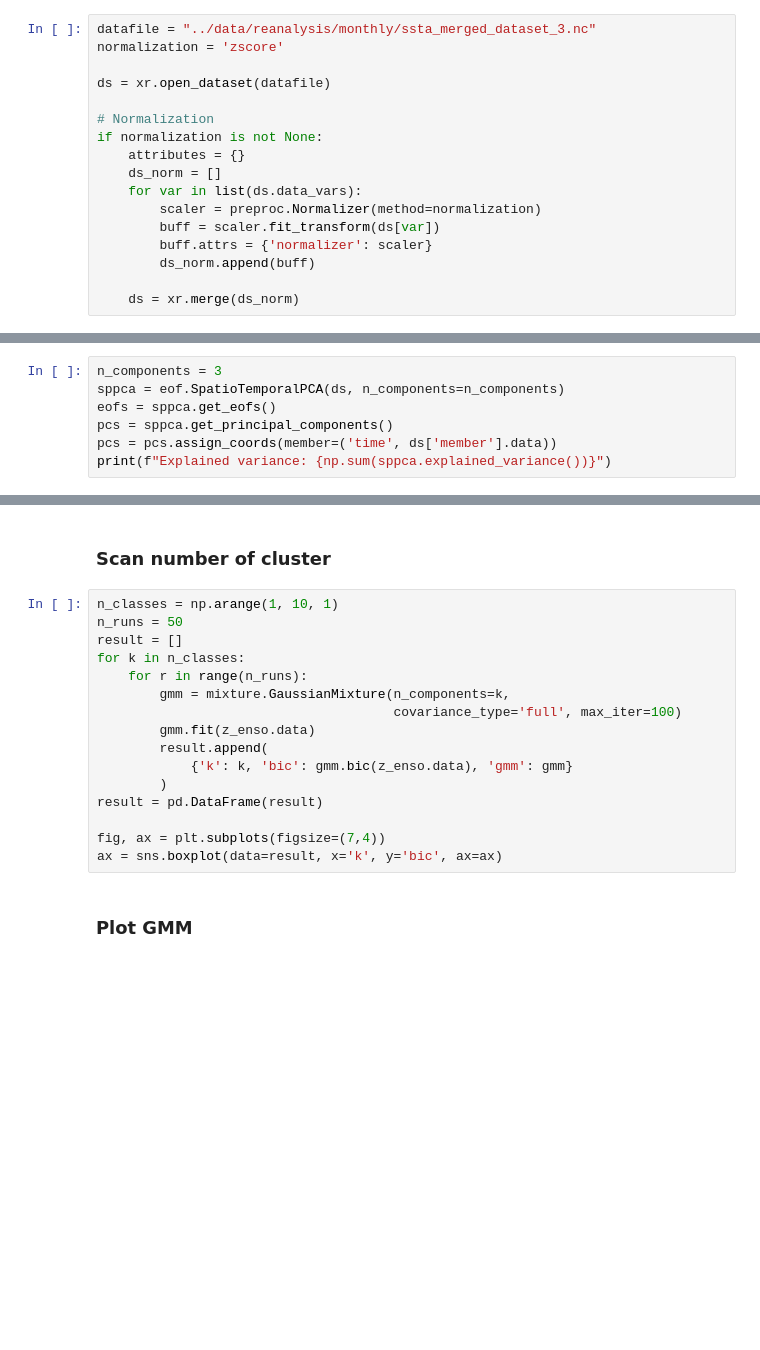
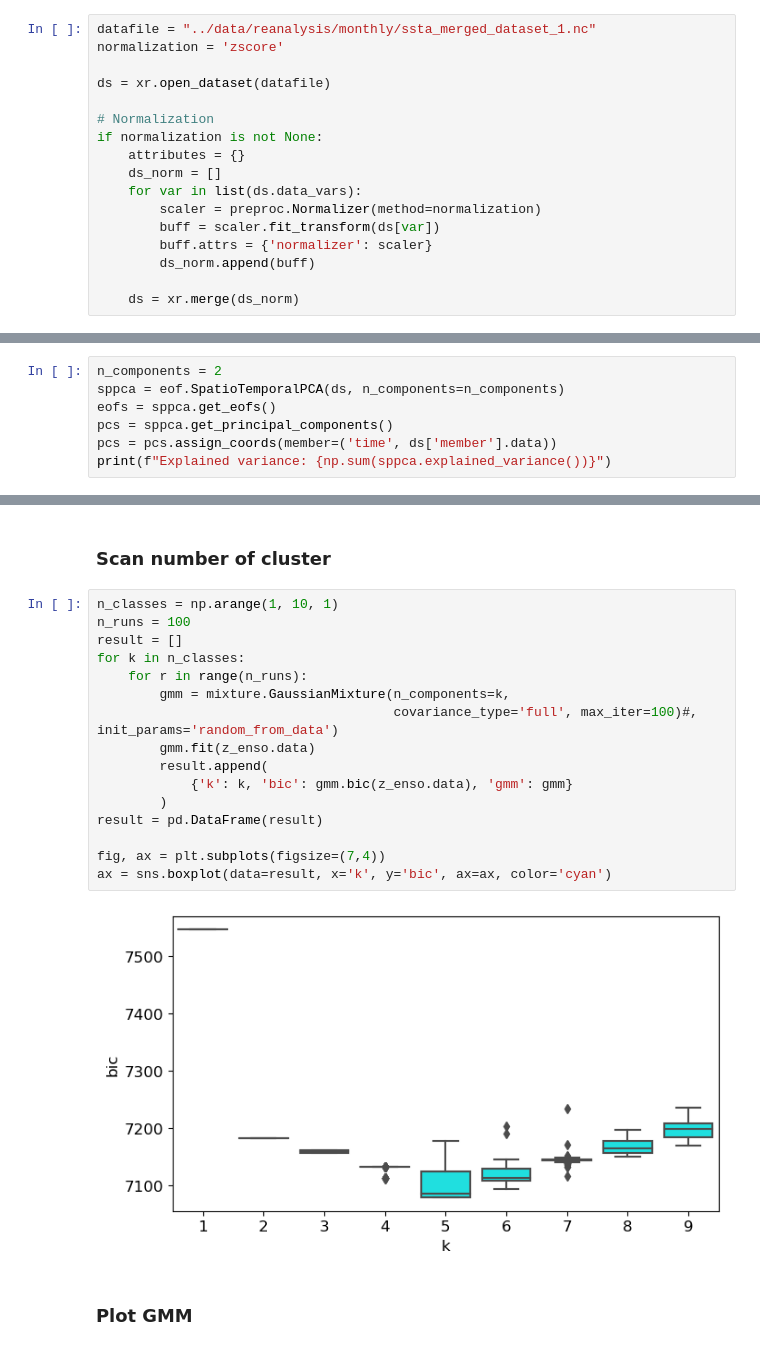
Before and after one commit to jakob-schloer/LatentGMM, a Jupyter notebook: scripts/pcgmm.ipynb, the cells around one changed output, grey strips where cells are left out. Drawn from its saved outputs; the diff is of its cells as text; blank space fills up the shorter version.

```diff
--- a/scripts/pcgmm.ipynb
+++ b/scripts/pcgmm.ipynb
@@ -17,7 +17,7 @@ plt.style.use("../paper.mplstyle")
 # %% [markdown]
 ## Load data
 # %%
-datafile = "../data/reanalysis/monthly/ssta_merged_dataset_3.nc"
+datafile = "../data/reanalysis/monthly/ssta_merged_dataset_1.nc"
 normalization = 'zscore'
 
 ds = xr.open_dataset(datafile)
@@ -36,7 +36,7 @@ if normalization is not None:
 # %% [markdown]
 ### EOF transformation
 # %%
-n_components = 3
+n_components = 2
 sppca = eof.SpatioTemporalPCA(ds, n_components=n_components)
 eofs = sppca.get_eofs()
 pcs = sppca.get_principal_components()
@@ -135,19 +127,21 @@ ax.set_ylabel('PC2')
 ### Scan number of cluster
 # %%
 n_classes = np.arange(1, 10, 1)
-n_runs = 50
+n_runs = 100
 result = []
 for k in n_classes:
     for r in range(n_runs):
         gmm = mixture.GaussianMixture(n_components=k,
-                                      covariance_type='full', max_iter=100)
+                                      covariance_type='full', max_iter=100)#, init_params='random_from_data')
         gmm.fit(z_enso.data)
         result.append(
             {'k': k, 'bic': gmm.bic(z_enso.data), 'gmm': gmm}
         )
 result = pd.DataFrame(result)
 
 fig, ax = plt.subplots(figsize=(7,4))
-ax = sns.boxplot(data=result, x='k', y='bic', ax=ax)
+ax = sns.boxplot(data=result, x='k', y='bic', ax=ax, color='cyan')
+# %% [output]
+[figure, added]
 # %% [markdown]
 ### Plot GMM
```
Also changed, not shown: parts of 25 cells of this notebook, 16 other files.
